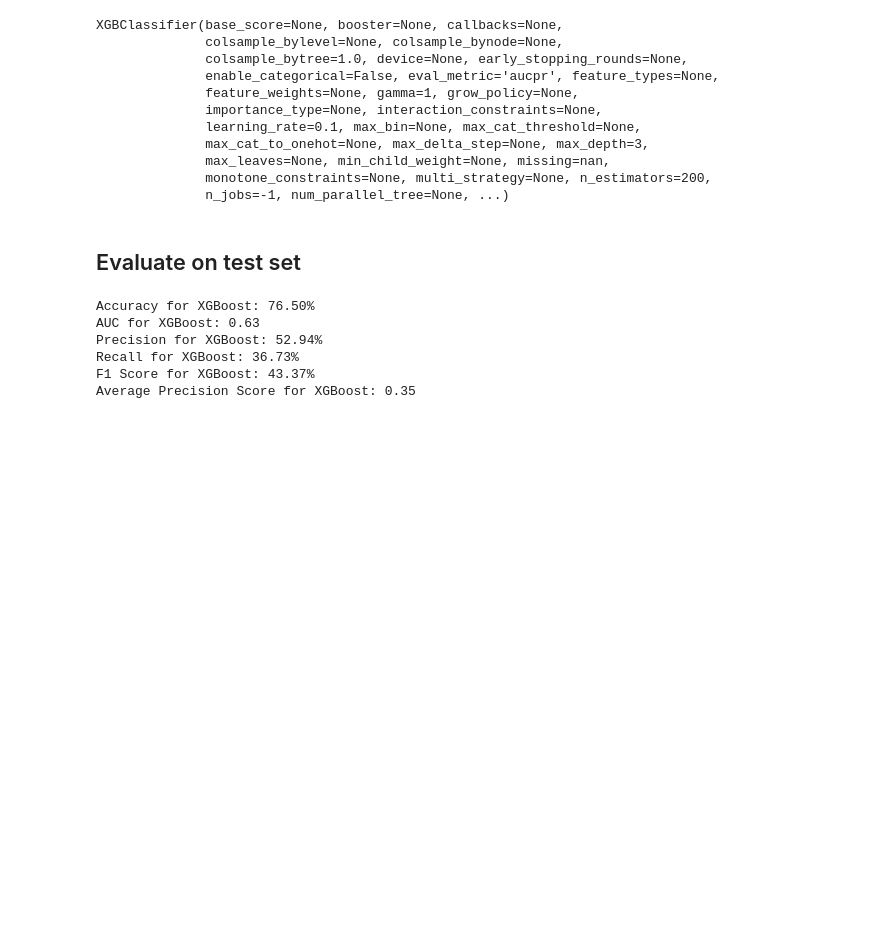
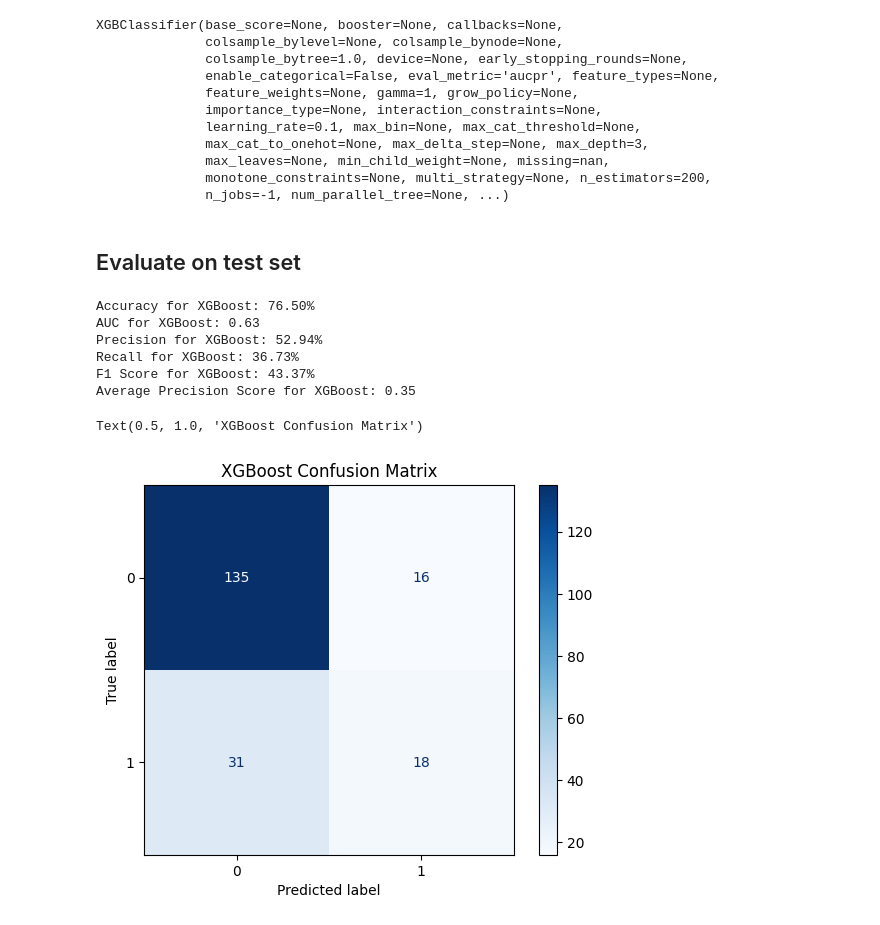
Before and after one commit to jackie-niu/DS9000-Project, a Jupyter notebook: archive/Project_XGBoost.ipynb, the cells around one changed output. Saved outputs shown, nothing was run; the diff lists cells and outputs as text; code cells hidden in the pictures; blank space fills up the shorter version.

```diff
--- a/archive/Project_XGBoost.ipynb
+++ b/archive/Project_XGBoost.ipynb
@@ -364,3 +349,13 @@ Precision for XGBoost: 52.94%
 Recall for XGBoost: 36.73%
 F1 Score for XGBoost: 43.37%
 Average Precision Score for XGBoost: 0.35
+# %%
+import matplotlib.pyplot as plt
+from sklearn.metrics import ConfusionMatrixDisplay
+cm = confusion_matrix(y_test, y_val_pred)
+disp = ConfusionMatrixDisplay(confusion_matrix=cm, display_labels=final_model.classes_)
+disp.plot(cmap=plt.cm.Blues)
+plt.title('XGBoost Confusion Matrix')
+# %% [output]
+Text(0.5, 1.0, 'XGBoost Confusion Matrix')
+[figure, added]
```
Also changed, not shown: parts of 1 cell of this notebook, 1 other file.
